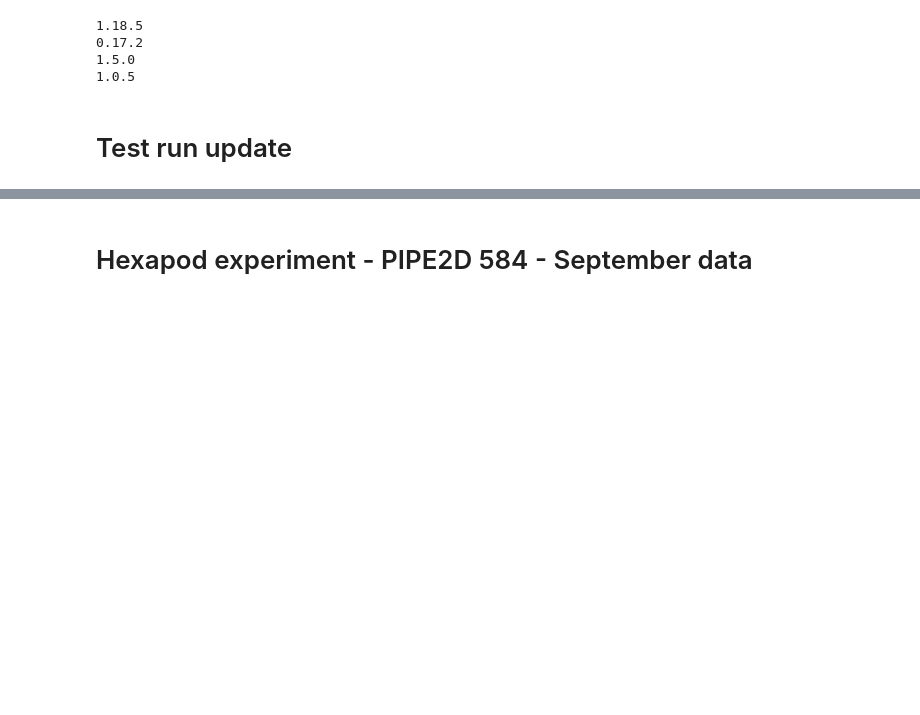
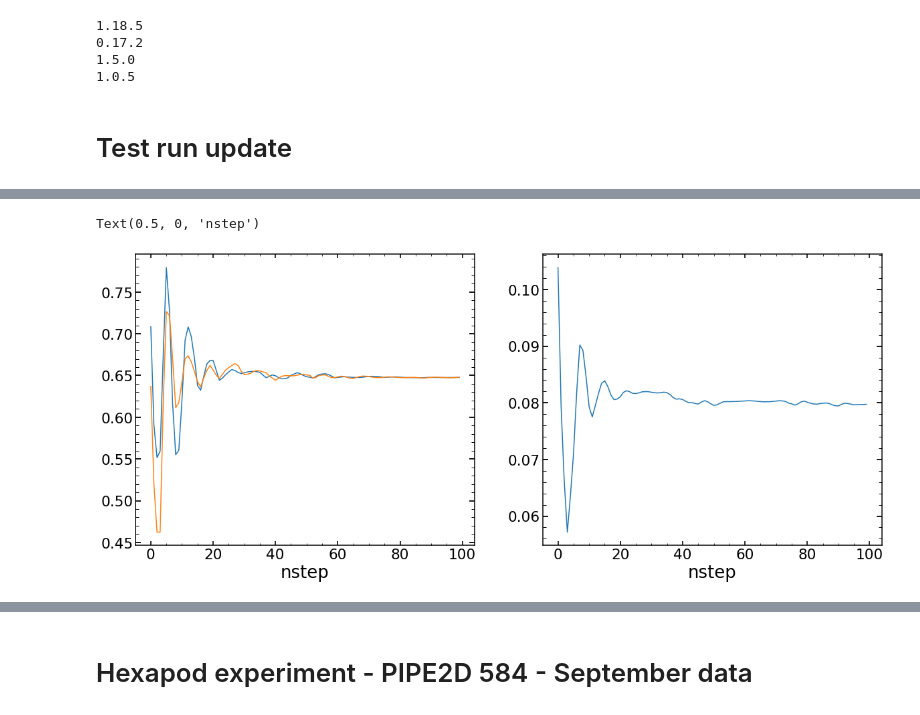
Before and after one commit to Subaru-PFS/dev_2ddrp, a Jupyter notebook: 2d_PSF_code/Zernike_Work_Sep_Oct_2020.ipynb, the cells around one changed output, grey strips where cells are left out. Drawn from its saved outputs; the diff is of its cells as text; code cells hidden in the pictures; blank space fills up the shorter version.

```diff
--- a/2d_PSF_code/Zernike_Work_Sep_Oct_2020.ipynb
+++ b/2d_PSF_code/Zernike_Work_Sep_Oct_2020.ipynb
@@ -193,0 +331,16 @@ minimal chi2 reduced is (makes no sense for multi_var): 35.92816508165941
+# %%
+# pupil paramter
+plt.figure(figsize=(20,8))
+i=19*2
+plt.subplot(121)
+#plt.plot(chain0_swarm_1[:,:,i][:,2])
+plt.plot(chain0_swarm_1[:,78][:,i])
+plt.plot(chain0_swarm_1[:,28][:,i])
+plt.xlabel('nstep')
+
+plt.subplot(122)
+plt.plot(chain0_swarm_1[:,:,i+1][:,2])
+plt.xlabel('nstep')
+# %% [output]
+Text(0.5, 0, 'nstep')
+[figure, added]
```
Also changed, not shown: parts of 116 cells of this notebook, 1 other file.
